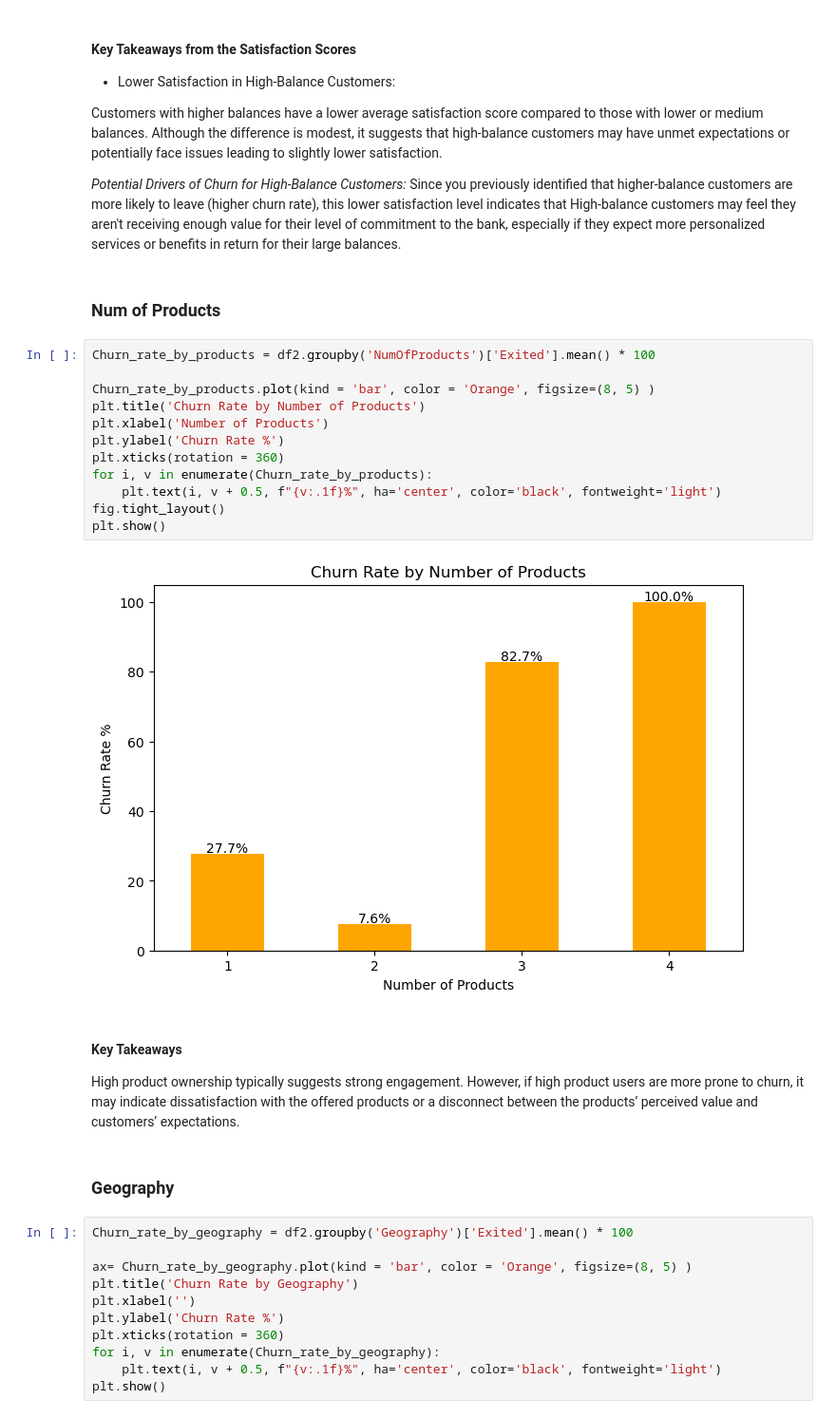
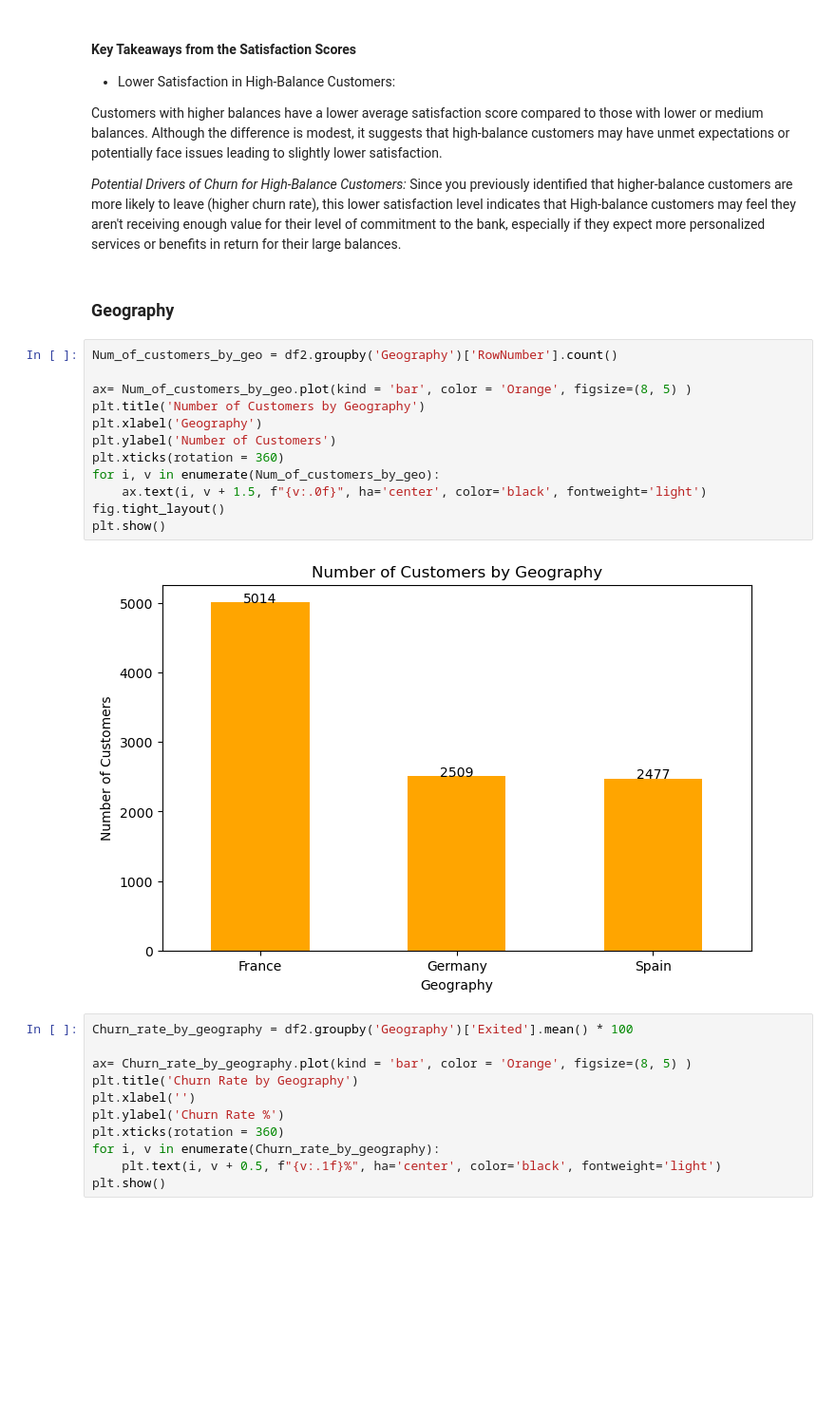
Before and after one commit to Joshua-Olisa/Customer-Churn-Analysis, a Jupyter notebook: Customer-Churn Analysis.ipynb, the cells around one changed output. Shown at 95% size. Drawn from its saved outputs; the diff is of its cells as text; blank space fills up the shorter version.

```diff
--- a/Customer-Churn Analysis.ipynb
+++ b/Customer-Churn Analysis.ipynb
@@ -220,27 +235,22 @@ Although the difference is modest, it suggests that high-balance customers may h
 
 *Potential Drivers of Churn for High-Balance Customers:*
 Since you previously identified that higher-balance customers are more likely to leave (higher churn rate), this lower satisfaction level indicates that High-balance customers may feel they aren't receiving enough value for their level of commitment to the bank, especially if they expect more personalized services or benefits in return for their large balances.
-# %% [markdown]
-### Num of Products
-# %%
-Churn_rate_by_products = df2.groupby('NumOfProducts')['Exited'].mean() * 100
-
-Churn_rate_by_products.plot(kind = 'bar', color = 'Orange', figsize=(8, 5) )
-plt.title('Churn Rate by Number of Products')
-plt.xlabel('Number of Products')
-plt.ylabel('Churn Rate %')
-plt.xticks(rotation = 360)
-for i, v in enumerate(Churn_rate_by_products):
-    plt.text(i, v + 0.5, f"{v:.1f}%", ha='center', color='black', fontweight='light')
-fig.tight_layout()
-plt.show()
-# %% [output]
-[figure, removed]
-# %% [markdown]
-#### Key Takeaways
-High product ownership typically suggests strong engagement. However, if high product users are more prone to churn, it may indicate dissatisfaction with the offered products or a disconnect between the products’ perceived value and customers’ expectations.
 # %% [markdown]
 ### Geography
+# %%
+Num_of_customers_by_geo = df2.groupby('Geography')['RowNumber'].count()
+
+ax= Num_of_customers_by_geo.plot(kind = 'bar', color = 'Orange', figsize=(8, 5) )
+plt.title('Number of Customers by Geography')
+plt.xlabel('Geography')
+plt.ylabel('Number of Customers')
+plt.xticks(rotation = 360)
+for i, v in enumerate(Num_of_customers_by_geo):
+    ax.text(i, v + 1.5, f"{v:.0f}", ha='center', color='black', fontweight='light')
+fig.tight_layout()
+plt.show()
+# %% [output]
+[figure, added]
 # %%
 Churn_rate_by_geography = df2.groupby('Geography')['Exited'].mean() * 100
 
```
Also changed, not shown: parts of 8 cells of this notebook, 1 other file.
